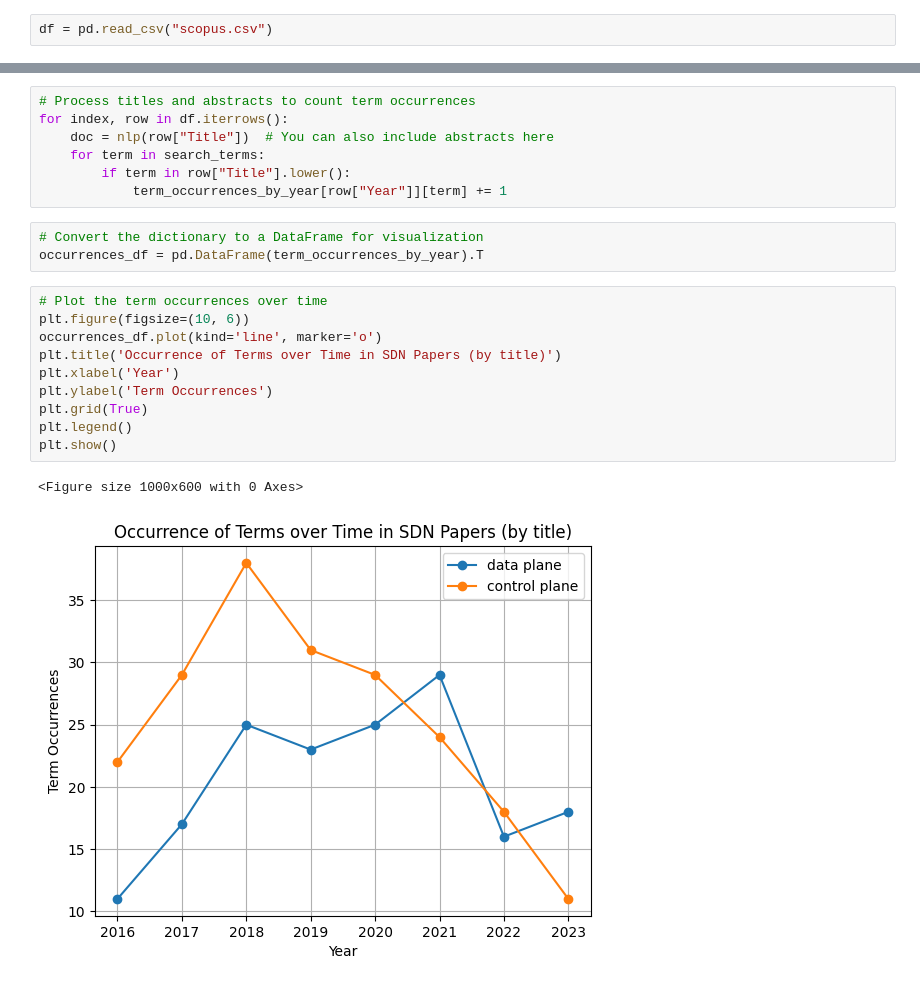
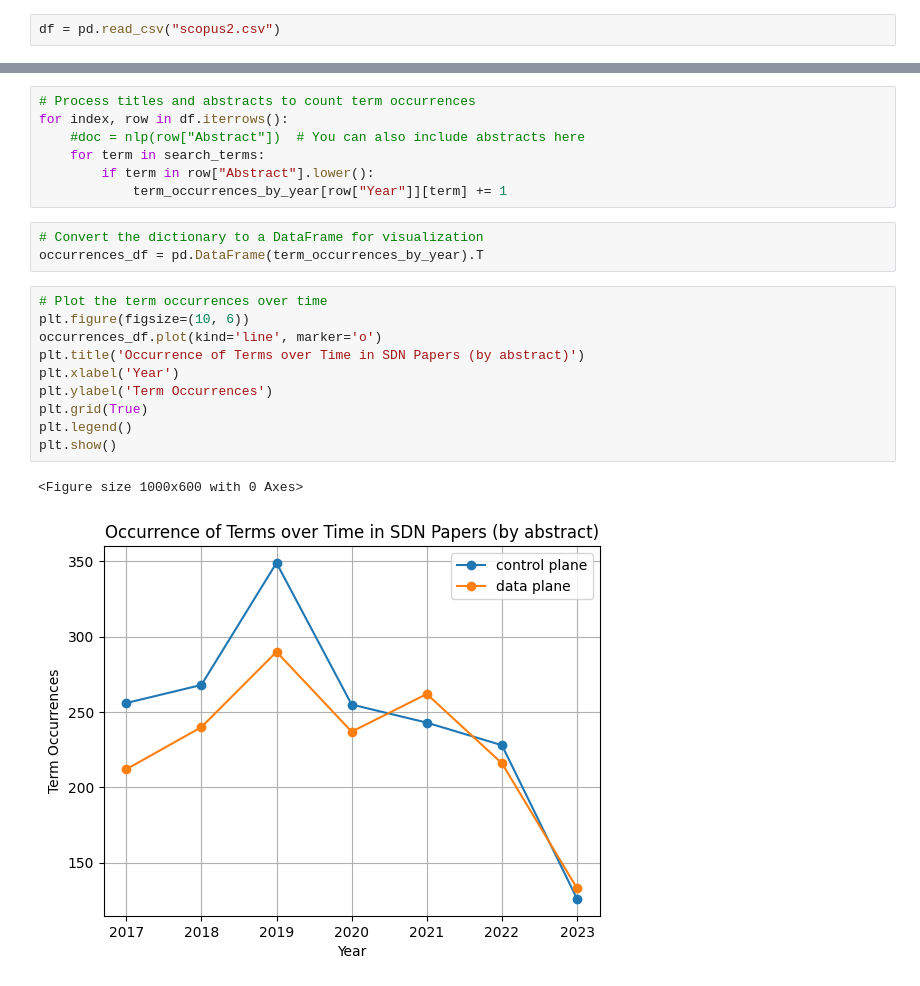
Before and after one commit to sandinojardim/sysrev-sdn-bm, a Jupyter notebook: comparing_keywords.ipynb, the cells around one changed output, grey strips where cells are left out. Cells and saved outputs as stored; diff of their text form.

```diff
--- a/comparing_keywords.ipynb
+++ b/comparing_keywords.ipynb
@@ -5,7 +5,7 @@ import spacy
 from collections import defaultdict
 import matplotlib.pyplot as plt
 # %%
-df = pd.read_csv("scopus.csv")
+df = pd.read_csv("scopus2.csv")
 # %%
 df = df.dropna(subset=['Authors','Abstract','Author Keywords','Index Keywords'])
 # %%
@@ -19,9 +19,9 @@ nlp = spacy.load("en_core_web_sm")
 # %%
 # Process titles and abstracts to count term occurrences
 for index, row in df.iterrows():
-    doc = nlp(row["Title"])  # You can also include abstracts here
+    #doc = nlp(row["Abstract"])  # You can also include abstracts here
     for term in search_terms:
-        if term in row["Title"].lower():
+        if term in row["Abstract"].lower():
             term_occurrences_by_year[row["Year"]][term] += 1
 # %%
 # Convert the dictionary to a DataFrame for visualization
@@ -29,13 +29,13 @@ occurrences_df = pd.DataFrame(term_occurrences_by_year).T
 # %%
 # Plot the term occurrences over time
 plt.figure(figsize=(10, 6))
 occurrences_df.plot(kind='line', marker='o')
-plt.title('Occurrence of Terms over Time in SDN Papers (by title)')
+plt.title('Occurrence of Terms over Time in SDN Papers (by abstract)')
 plt.xlabel('Year')
 plt.ylabel('Term Occurrences')
 plt.grid(True)
 plt.legend()
 plt.show()
 # %% [output]
 <Figure size 1000x600 with 0 Axes>
-[figure, old version]
+[figure, new version]
```
Also changed, not shown: 1 other file.
